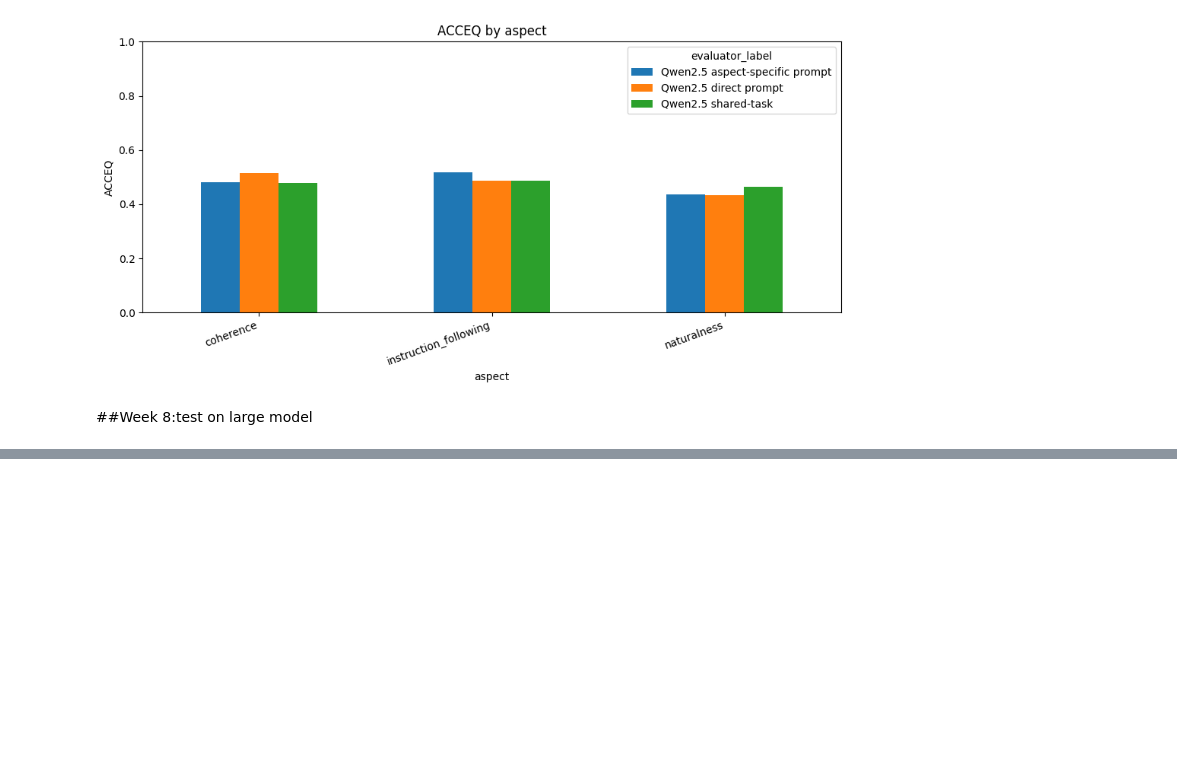
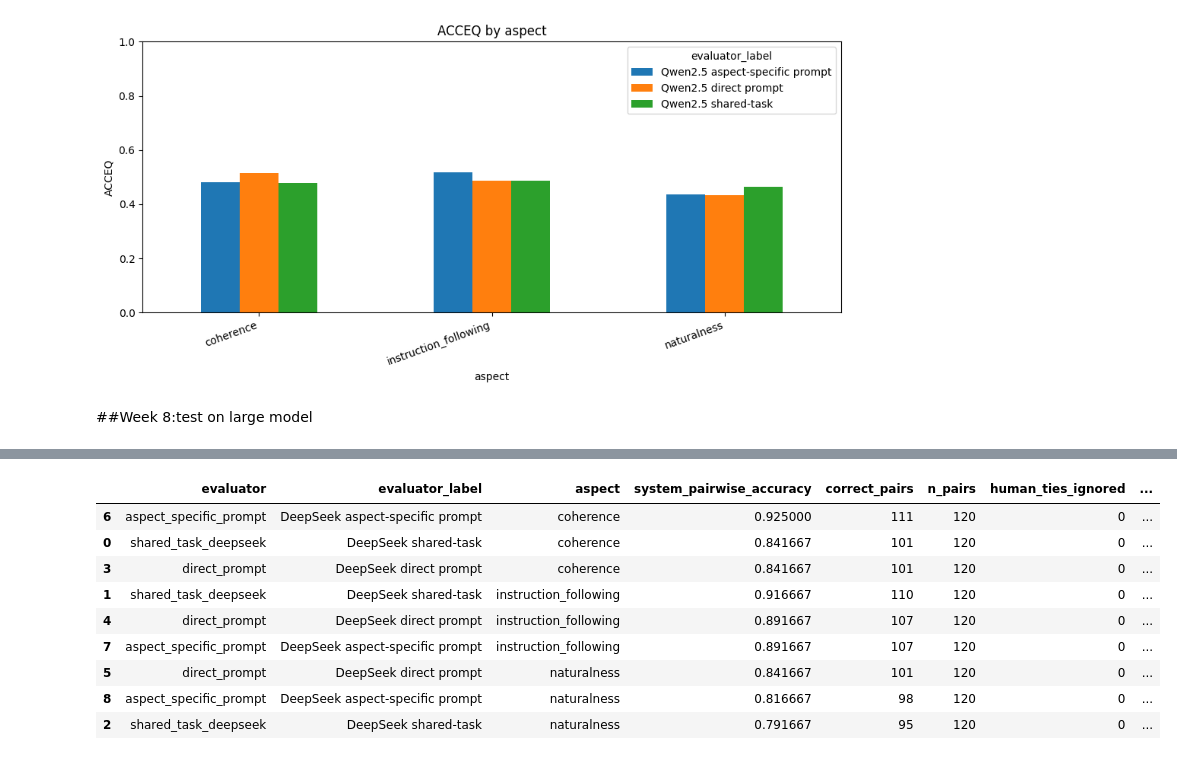
Before and after one commit to NhAnh278/llm-as-a-judge-praktikum, a Jupyter notebook: notebooks/Nhat_Anh_Hoang_analysis.ipynb, the cells around one changed output, grey strips where cells are left out. Saved outputs shown, nothing was run; the diff lists cells and outputs as text; code cells hidden in the pictures; blank space fills up the shorter version.

Commit message:
update for deepseek

```diff
--- a/notebooks/Nhat_Anh_Hoang_analysis.ipynb
+++ b/notebooks/Nhat_Anh_Hoang_analysis.ipynb
@@ -4043,0 +4070,16 @@ plt.show()
+# %%
+score_cols = [
+    "shared_task_deepseek",
+    "direct_prompt",
+    "aspect_specific_prompt",
+]
+
+deepseek_score_wide_common = deepseek_score_wide.dropna(
+    subset=["human_score"] + score_cols
+).copy()
+
+print("Before dropna:", deepseek_score_wide.shape)
+print("After dropna:", deepseek_score_wide_common.shape)
+print("Removed rows:", len(deepseek_score_wide) - len(deepseek_score_wide_common))
+
+display(deepseek_score_wide_common[["human_score"] + score_cols].isna().sum())
@@ -4043,0 +4525,56 @@ plt.show()
+# %%
+global_pairwise_by_aspect_results = []
+
+for score_col in score_cols:
+    for aspect in sorted(deepseek_score_wide_common["aspect"].unique()):
+        df_eval = (
+            deepseek_score_wide_common[
+                deepseek_score_wide_common["aspect"] == aspect
+            ][
+                ["system", "human_score", score_col]
+            ]
+            .rename(columns={score_col: "judge_score"})
+            .copy()
+        )
+
+        summary, _, _ = compute_global_system_pairwise_accuracy(
+            df=df_eval,
+            system_col="system",
+            human_col="human_score",
+            judge_col="judge_score",
+            tie_threshold=0.0,
+        )
+
+        summary["aspect"] = aspect
+        summary["evaluator"] = score_col
+        summary["evaluator_label"] = evaluator_name_map[score_col]
+
+        global_pairwise_by_aspect_results.append(summary)
+
+global_pairwise_by_aspect = pd.DataFrame(global_pairwise_by_aspect_results)
+
+global_pairwise_by_aspect = global_pairwise_by_aspect[
+    [
+        "evaluator",
+        "evaluator_label",
+        "aspect",
+        "system_pairwise_accuracy",
+        "correct_pairs",
+        "n_pairs",
+        "human_ties_ignored",
+        "n_systems",
+    ]
+].sort_values(["aspect", "system_pairwise_accuracy"], ascending=[True, False])
+
+display(global_pairwise_by_aspect)
+# %% [output]
+|  | evaluator | evaluator_label | aspect | system_pairwise_accuracy | correct_pairs | n_pairs | human_ties_ignored | ... |
+| 6 | aspect_specific_prompt | DeepSeek aspect-specific prompt | coherence | 0.925000 | 111 | 120 | 0 | ... |
+| 0 | shared_task_deepseek | DeepSeek shared-task | coherence | 0.841667 | 101 | 120 | 0 | ... |
+| 3 | direct_prompt | DeepSeek direct prompt | coherence | 0.841667 | 101 | 120 | 0 | ... |
+| 1 | shared_task_deepseek | DeepSeek shared-task | instruction_following | 0.916667 | 110 | 120 | 0 | ... |
+| 4 | direct_prompt | DeepSeek direct prompt | instruction_following | 0.891667 | 107 | 120 | 0 | ... |
+| 7 | aspect_specific_prompt | DeepSeek aspect-specific prompt | instruction_following | 0.891667 | 107 | 120 | 0 | ... |
+| 5 | direct_prompt | DeepSeek direct prompt | naturalness | 0.841667 | 101 | 120 | 0 | ... |
+| 8 | aspect_specific_prompt | DeepSeek aspect-specific prompt | naturalness | 0.816667 | 98 | 120 | 0 | ... |
+| 2 | shared_task_deepseek | DeepSeek shared-task | naturalness | 0.791667 | 95 | 120 | 0 | ... |
```
Also changed, not shown: parts of 53 cells of this notebook.
